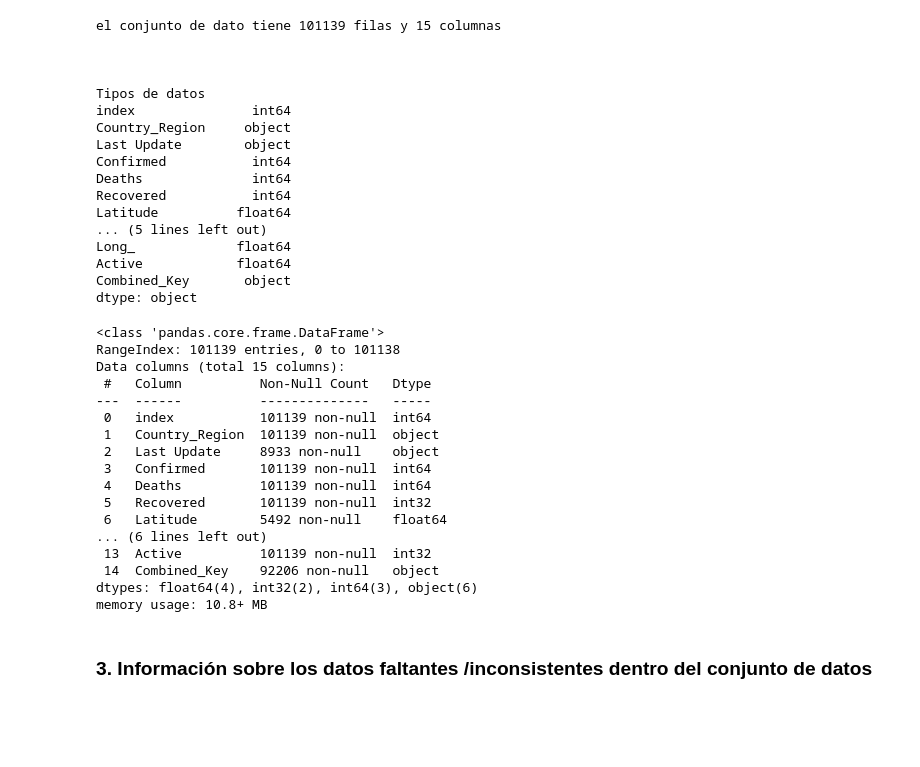
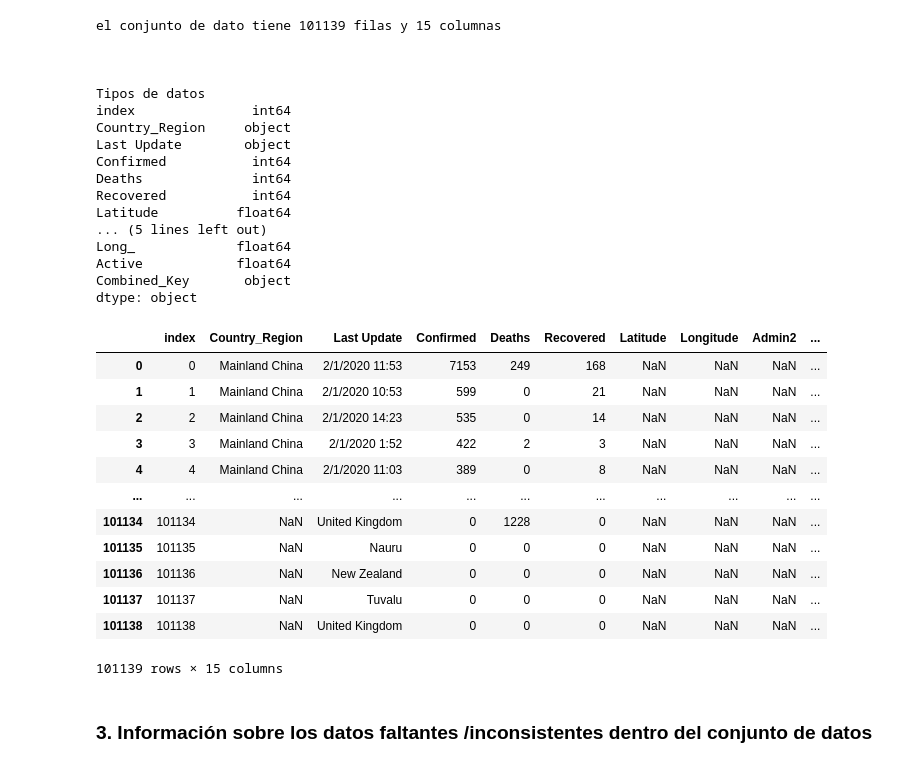
Before and after one commit to AlexisPV/Proyecto_Gestion_datos, a Jupyter notebook: Pinto_gestion.ipynb, the cells around one changed output. Saved outputs shown, nothing was run; the diff lists cells and outputs as text; code cells hidden in the pictures; blank space fills up the shorter version.

```diff
--- a/Pinto_gestion.ipynb
+++ b/Pinto_gestion.ipynb
@@ -33,8 +33,14 @@ df = pd.read_csv(link, index_col=0)
 ## remplazar columna que varia en DataFrame
 contry = df.filter(regex="Country").columns.tolist()
 df.rename(columns={contry[0]:"Country_Region"}, inplace=True)
+
+Fecha = df.filter(regex="Last_").columns.tolist()
+df.rename(columns={Fecha[0]:"Last Update"}, inplace=True)
+
 # sumar un dia
 fecha_inicio += timedelta(days=1)
+
+
 
 # Recorrer todas las fechas en el intervalo
 while fecha_inicio <= fecha_fin:
@@ -46,11 +52,19 @@ while fecha_inicio <= fecha_fin:
 
         ## remplazar columna que varia en DataFrame
         contry = df2.filter(regex="Country").columns.tolist()
-        df2.rename(columns={contry[0]:"Country_Region"}, inplace=True)
+        Fecha = df2.filter(regex="Last_Update").columns.tolist()
+
+        if len(contry) > 0:
+            df2.rename(columns={contry[0]:"Country_Region"}, inplace=True)
+
+        if len(Fecha) > 0:
+            df2.rename(columns={Fecha[0]:"Last Update"}, inplace=True)
 
         df = pd.concat([df,df2],ignore_index=True)
         fecha_inicio += timedelta(days=1)
+        print("La fecha", fecha_inicio.strftime("%m-%d-%Y"),"fue leida" )
     except:
+        print("Error en en la fecha", fecha_inicio.strftime("%m-%d-%Y") )
         pass
 
 df.reset_index(inplace=True)
@@ -84,25 +100,21 @@ Active            float64
 Combined_Key       object
 dtype: object
 # %%
-df.info()
+df
 # %% [output]
+|  | index | Country_Region | Last Update | Confirmed | Deaths | Recovered | Latitude | Longitude | Admin2 | ... |
+| 0 | 0 | Mainland China | 2/1/2020 11:53 | 7153 | 249 | 168 | NaN | NaN | NaN | ... |
+| 1 | 1 | Mainland China | 2/1/2020 10:53 | 599 | 0 | 21 | NaN | NaN | NaN | ... |
+| 2 | 2 | Mainland China | 2/1/2020 14:23 | 535 | 0 | 14 | NaN | NaN | NaN | ... |
+| 3 | 3 | Mainland China | 2/1/2020 1:52 | 422 | 2 | 3 | NaN | NaN | NaN | ... |
+| 4 | 4 | Mainland China | 2/1/2020 11:03 | 389 | 0 | 8 | NaN | NaN | NaN | ... |
+| ... | ... | ... | ... | ... | ... | ... | ... | ... | ... | ... |
+| 101134 | 101134 | NaN | United Kingdom | 0 | 1228 | 0 | NaN | NaN | NaN | ... |
+| 101135 | 101135 | NaN | Nauru | 0 | 0 | 0 | NaN | NaN | NaN | ... |
+| 101136 | 101136 | NaN | New Zealand | 0 | 0 | 0 | NaN | NaN | NaN | ... |
+| 101137 | 101137 | NaN | Tuvalu | 0 | 0 | 0 | NaN | NaN | NaN | ... |
+| 101138 | 101138 | NaN | United Kingdom | 0 | 0 | 0 | NaN | NaN | NaN | ... |
-<class 'pandas.core.frame.DataFrame'>
-RangeIndex: 101139 entries, 0 to 101138
-Data columns (total 15 columns):
- #   Column          Non-Null Count   Dtype
----  ------          --------------   -----
- 0   index           101139 non-null  int64
- 1   Country_Region  101139 non-null  object
- 2   Last Update     8933 non-null    object
- 3   Confirmed       101139 non-null  int64
- 4   Deaths          101139 non-null  int64
- 5   Recovered       101139 non-null  int32
- 6   Latitude        5492 non-null    float64
-... (6 lines left out)
- 13  Active          101139 non-null  int32
- 14  Combined_Key    92206 non-null   object
-dtypes: float64(4), int32(2), int64(3), object(6)
-memory usage: 10.8+ MB
+101139 rows × 15 columns
 # %% [markdown]
 ### 3. Información sobre los datos faltantes /inconsistentes dentro del conjunto de datos
 # %%
```
Also changed, not shown: parts of 3 cells of this notebook.
